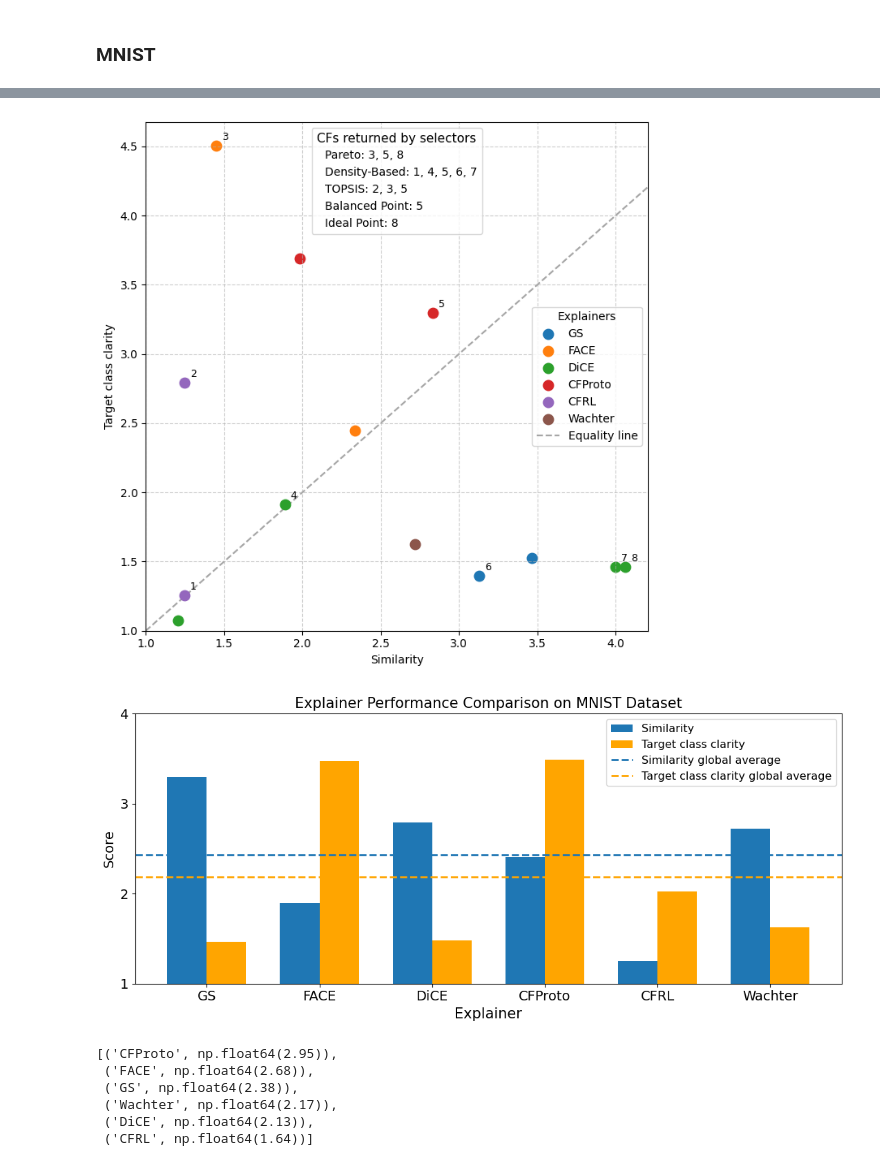
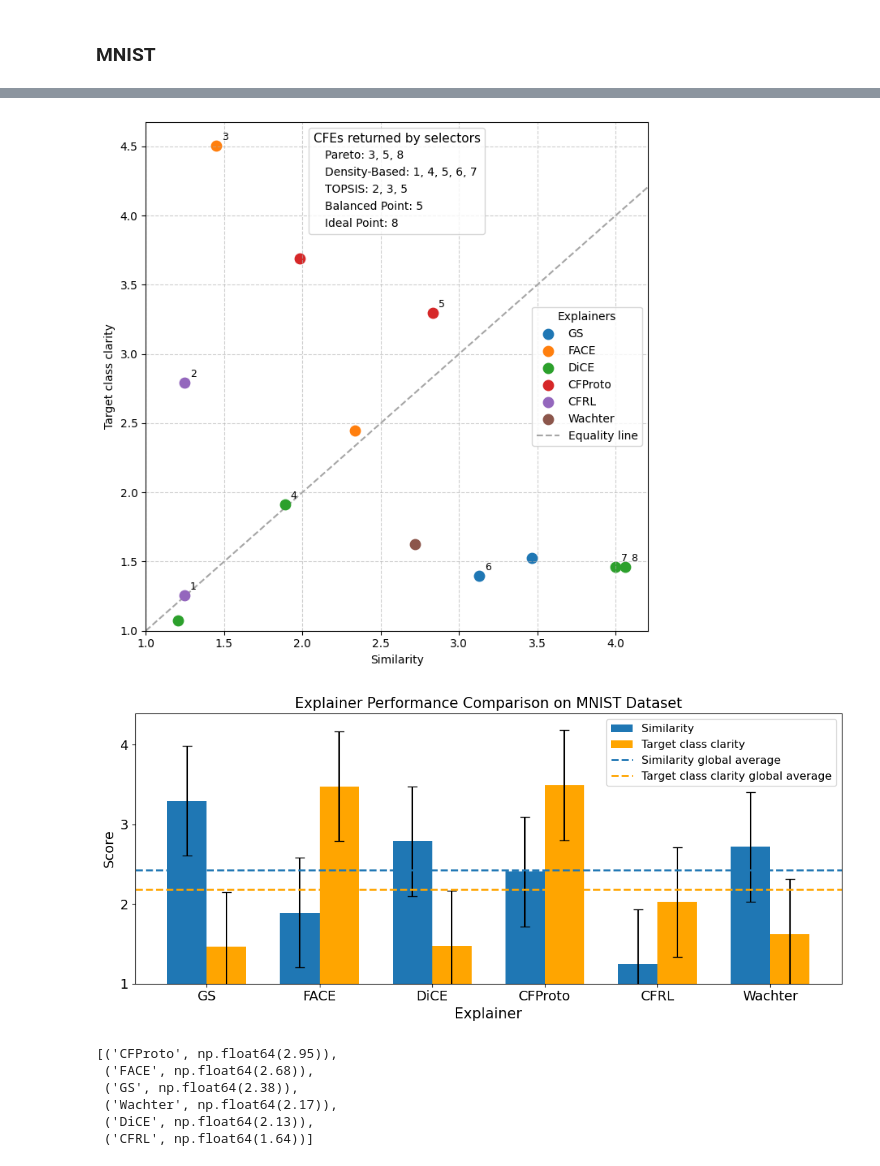
Before and after one commit to MBernart/counterfactuals, a Jupyter notebook: experiments/survey_analysis/analysis.ipynb, the cells around one changed output, grey strips where cells are left out. Drawn from its saved outputs; the diff is of its cells as text; code cells hidden in the pictures.

```diff
--- a/experiments/survey_analysis/analysis.ipynb
+++ b/experiments/survey_analysis/analysis.ipynb
@@ -106,6 +106,8 @@ plt.show()
 # %%
 sim_scores = []
 dp_scores = []
+sim_stds = []
+dp_stds = []
 overall_scores_c = {}
 
 for explainer, questions in explainers.items():
@@ -121,6 +123,8 @@ for explainer, questions in explainers.items():
 
     sim_scores.append(mean_sim)
     dp_scores.append(mean_dp)
+    sim_stds.append(np.std(df[sim_cols].values))
+    dp_stds.append(np.std(df[dp_cols].values))
     overall_scores_c[explainer] = round((mean_dp+mean_sim)/2, 2)
 # %%
 x = np.arange(len(explainers))
@@ -185,3 +189,24 @@ sorted_scores
  ('CFProto', np.float64(2.99)),
  ('FACE', np.float64(2.97)),
  ('CFRL', np.float64(1.95))]
+# %%
+explainer_stats = {}
+
+for explainer, indices in explainers.items():
+    # 1. Collect both similarity and clarity scores for all indices of this explainer
+    # Subtract 1 from index because all_sim/all_dp are 0-indexed
+    combined_scores = []
+    for i in indices:
+        combined_scores.append(all_sim[i - 1])
+        combined_scores.append(all_dp[i - 1])
+
+    # 2. Calculate the combined standard deviation
+    std_dev = np.std(combined_scores)
+
+    # 3. Store the result
+    explainer_stats[explainer] = std_dev
+
+# Displaying the results
+print("Standard Deviation (Both rates combined):")
+for name, val in explainer_stats.items():
+    print(f"{name:8}: {val:.3f}")
@@ -454,7 +487,7 @@ strategy_handles = [
 # Adjust bbox_to_anchor to position it where it doesn't overlap points
 leg2 = plt.legend(
     handles=strategy_handles,
-    title='CFs returned by selectors',
+    title='CFEs returned by selectors',
     loc='upper center',
     fontsize=10,
     title_fontsize=11,
@@ -466,11 +499,13 @@ plt.tight_layout()
 # plt.savefig('MNIST_scatter.png', dpi=300, bbox_inches='tight')
 plt.show()
 # %% [output]
-[figure, old version]
+[figure, new version]
 # %%
 # 1. Calculate averages per explainer
 sim_scores = []
 dp_scores = []
+sim_stds = []
+dp_stds = []
 explainer_names = list(explainers.keys())
 overall_scores = {}
 
@@ -482,6 +517,8 @@ for name in explainer_names:
 
     sim_scores.append(avg_sim)
     dp_scores.append(avg_dp)
+    sim_stds.append(np.std(df[sim_cols].values))
+    dp_stds.append(np.std(df[dp_cols].values))
     overall_scores[name] = round((avg_sim+avg_dp)/2, 2)
 
 # 2. Calculate global averages for the horizontal lines
@@ -495,8 +532,8 @@ width = 0.35
 plt.figure(figsize=(11, 5))
 
 # Plot bars
-plt.bar(x - width/2, sim_scores, width, label='Similarity')
-plt.bar(x + width/2, dp_scores, width, label='Target class clarity', color='orange')
+plt.bar(x - width/2, sim_scores, width, yerr=sim_stds, capsize=5, label='Similarity')
+plt.bar(x + width/2, dp_scores, width, yerr=sim_stds, capsize=5, label='Target class clarity', color='orange')
 
 # Add global average lines
 plt.axhline(y=sim_avg_global, linestyle='--', linewidth=2, label='Similarity global average')
@@ -504,34 +541,34 @@ plt.axhline(y=dp_avg_global, linestyle='--', linewidth=2, color='orange', label=
 
 # Formatting
 plt.xticks(x, explainers.keys(), fontsize=14)
 plt.yticks(ticks=[1, 2, 3, 4], fontsize=14)
 plt.ylim(bottom=1)
 plt.ylabel('Score', fontsize=14)
 plt.xlabel('Explainer', fontsize=15)
 plt.title('Explainer Performance Comparison on MNIST Dataset', fontsize=15)
 # plt.grid(axis='y', linestyle='--', alpha=0.4)
 
 # Reordering legend
 handles, labels = plt.gca().get_legend_handles_labels()
 desired_order = [
     'Similarity',
     'Target class clarity',
     'Similarity global average',
     'Target class clarity global average'
 ]
 ordered_handles = [handles[labels.index(l)] for l in desired_order]
 plt.legend(
     ordered_handles,
     desired_order,
     fontsize=11.5,
     loc='upper right',
 )
 
 plt.tight_layout()
 # plt.savefig('MNIST_explainers.png', dpi=300, bbox_inches='tight')
 plt.show()
 # %% [output]
-[figure, old version]
+[figure, new version]
 # %%
 sorted_scores = sorted(overall_scores.items(), key=lambda kv: -kv[1])
 sorted_scores
```
Also changed, not shown: parts of 6 cells of this notebook, 32 other files.
